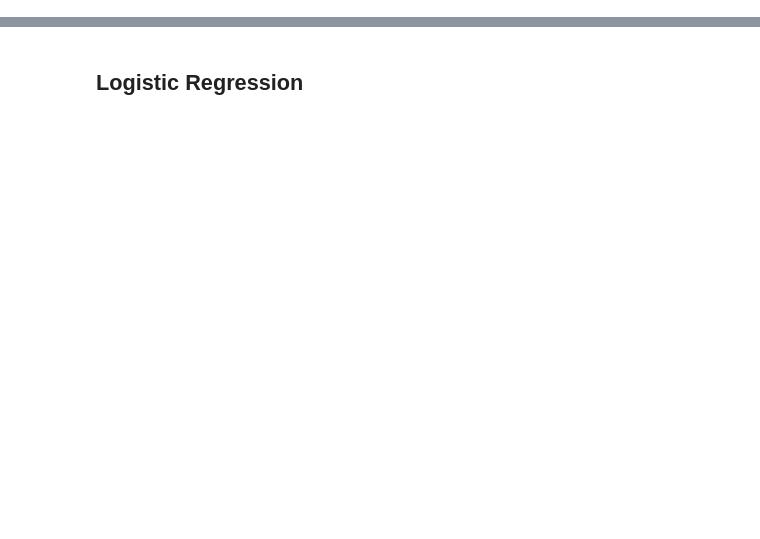
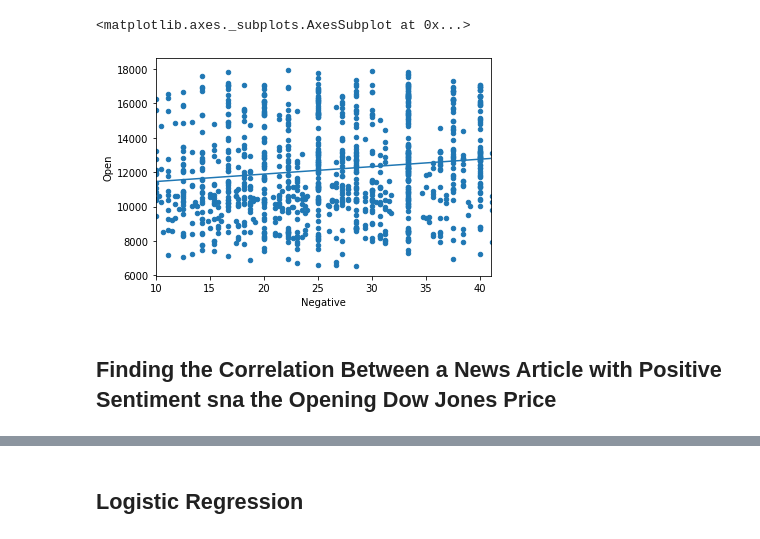
Before and after one commit to CS-UCR/cs105-prj-phase3-fintech-bros, a Jupyter notebook: cs105-prj-phase3-fintech-bros-master/DataAnalysis.ipynb, the cells around one changed output, grey strips where cells are left out. Cells and saved outputs as stored; diff of their text form; code cells hidden in the pictures; blank space fills up the shorter version.

```diff
--- a/cs105-prj-phase3-fintech-bros-master/DataAnalysis.ipynb
+++ b/cs105-prj-phase3-fintech-bros-master/DataAnalysis.ipynb
@@ -41,0 +98,10 @@ test = news_dija_data[news_dija_data['Date'] > '2014-12-31']
+# %%
+from sklearn.linear_model import LinearRegression
+
+X_train = train[["Negative"]]
+X_test = test[["Negative"]]
+y_train = train["Open"]
+
+model = LinearRegression()
+model.fit(X=X_train, y=y_train)
+model.predict(X=X_test)
@@ -41,0 +126,19 @@ test = news_dija_data[news_dija_data['Date'] > '2014-12-31']
+# %%
+import numpy as np
+
+X_new = pd.DataFrame()
+
+X_new["Negative"] = np.linspace(10, 41, num=200)
+
+y_new = pd.Series(
+    model.predict(X_new),
+    index=X_new["Negative"]
+)
+
+train.plot.scatter(x="Negative", y="Open")
+y_new.plot.line()
+# %% [output]
+<matplotlib.axes._subplots.AxesSubplot at 0x...>
+[figure, added]
+# %% [markdown]
+## Finding the Correlation Between a News Article with Positive Sentiment sna the Opening Dow Jones Price
```
Also changed, not shown: parts of 33 cells of this notebook.
